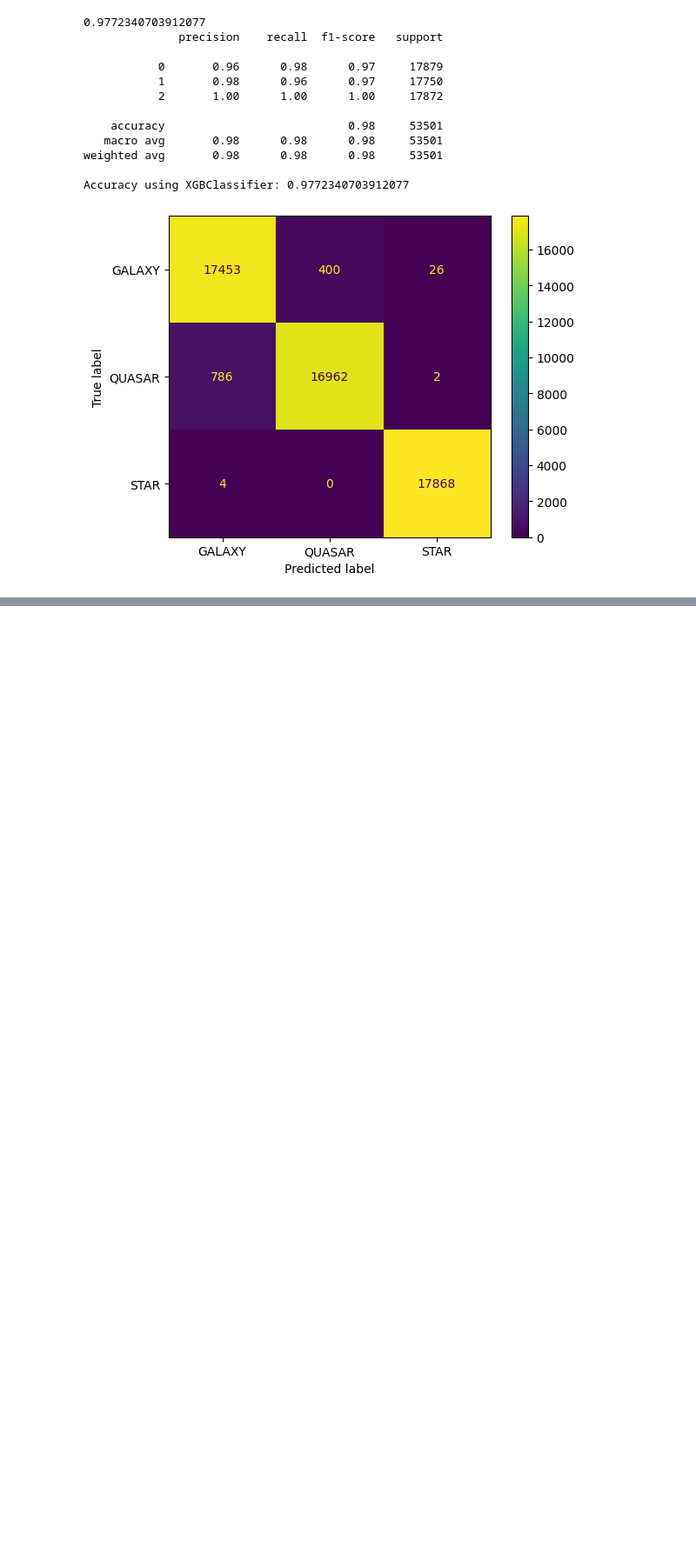
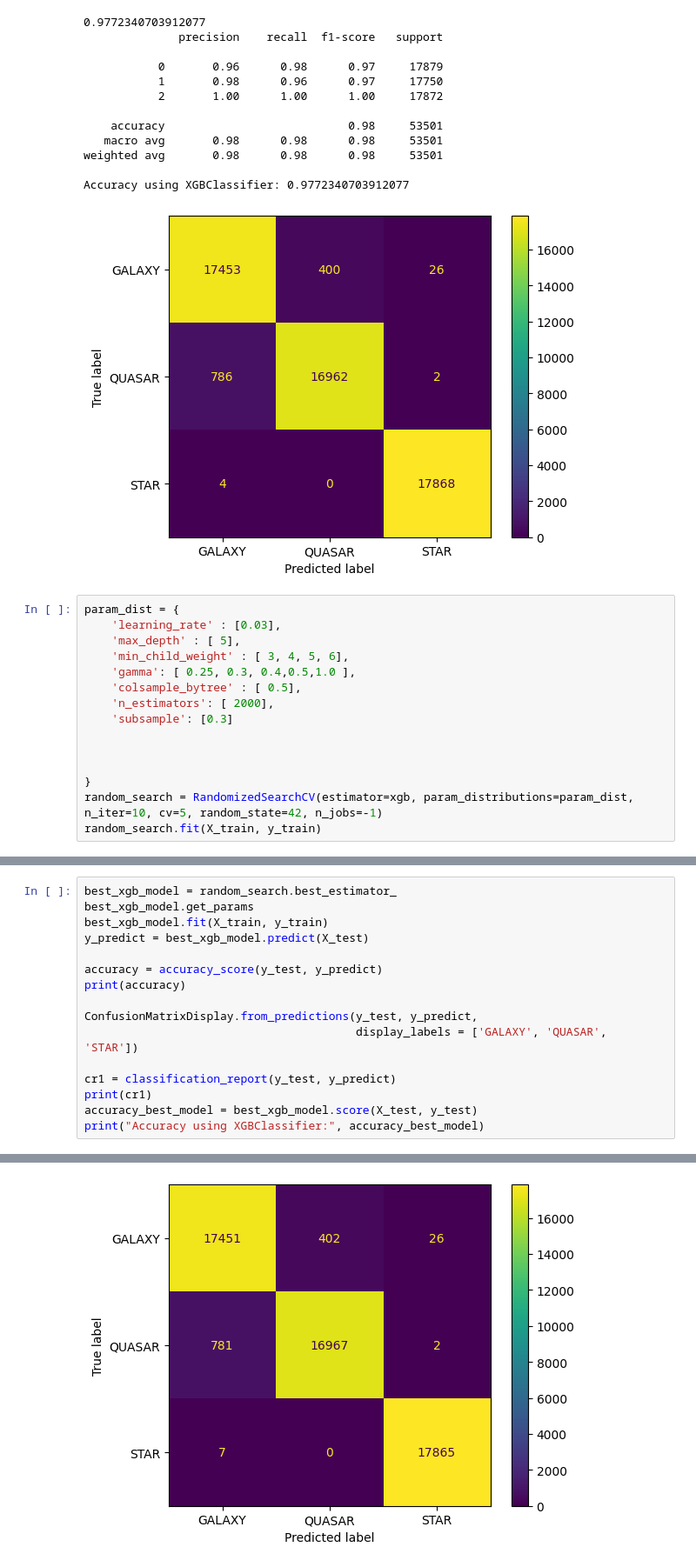
Before and after one commit to Ahmed-Estiak/stellar-classification-using-SMOTE-and-classifiers-ensemble, a Jupyter notebook: Stellar Classification (Smote, Scaled, hyperparamter tuning and ensemble).ipynb, the cells around one changed output, grey strips where cells are left out. Shown at 87% size. Drawn from its saved outputs; the diff is of its cells as text; blank space fills up the shorter version.

Commit message:
1.3 xgb, mlp, bagging classifier parameter tuning

```diff
--- a/Stellar Classification (Smote, Scaled, hyperparamter tuning and ensemble).ipynb
+++ b/Stellar Classification (Smote, Scaled, hyperparamter tuning and ensemble).ipynb
@@ -921,3 +921,18 @@ weighted avg       0.98      0.98      0.98     53501
 
 Accuracy using XGBClassifier: 0.9772340703912077
 [figure]
+# %%
+param_dist = {
+    'learning_rate' : [0.03],
+    'max_depth' : [ 5],
+    'min_child_weight' : [ 3, 4, 5, 6],
+    'gamma': [ 0.25, 0.3, 0.4,0.5,1.0 ],
+    'colsample_bytree' : [ 0.5],
+    'n_estimators': [ 2000],
+    'subsample': [0.3]
+
+
+
+}
+random_search = RandomizedSearchCV(estimator=xgb, param_distributions=param_dist, n_iter=10, cv=5, random_state=42, n_jobs=-1)
+random_search.fit(X_train, y_train)
@@ -923,0 +973,17 @@ Accuracy using XGBClassifier: 0.9772340703912077
+# %%
+best_xgb_model = random_search.best_estimator_
+best_xgb_model.get_params
+best_xgb_model.fit(X_train, y_train)
+y_predict = best_xgb_model.predict(X_test)
+
+accuracy = accuracy_score(y_test, y_predict)
+print(accuracy)
+
+ConfusionMatrixDisplay.from_predictions(y_test, y_predict,
+                                        display_labels = ['GALAXY', 'QUASAR', 'STAR'])
+
+cr1 = classification_report(y_test, y_predict)
+print(cr1)
+accuracy_best_model = best_xgb_model.score(X_test, y_test)
+print("Accuracy using XGBClassifier:", accuracy_best_model)
+# %% [output]
@@ -924 +1002,2 @@ Accuracy using XGBClassifier: 0.9772340703912077
+[figure, added]
 # %% [markdown]
```
Also changed, not shown: parts of 7 cells of this notebook.
